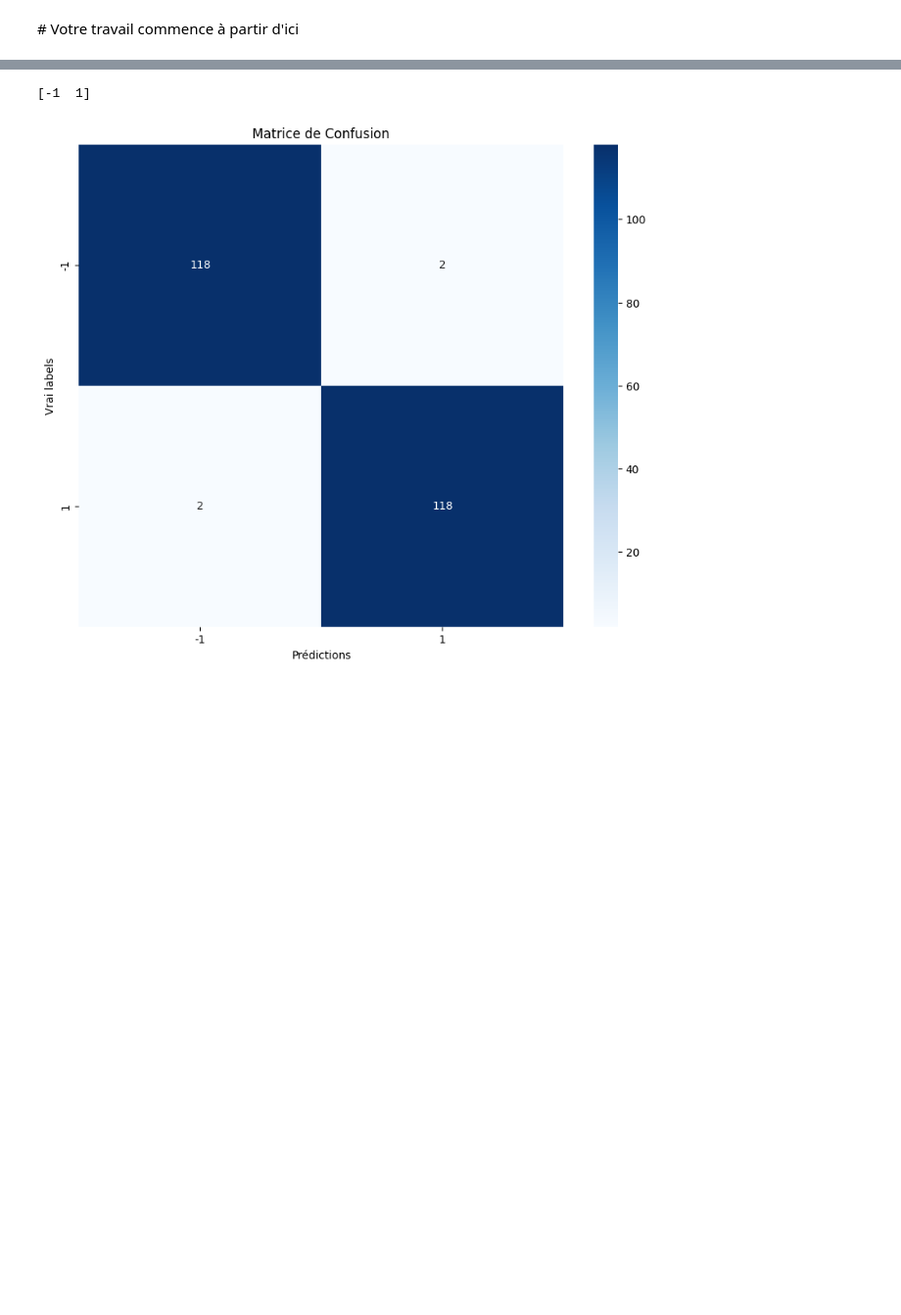
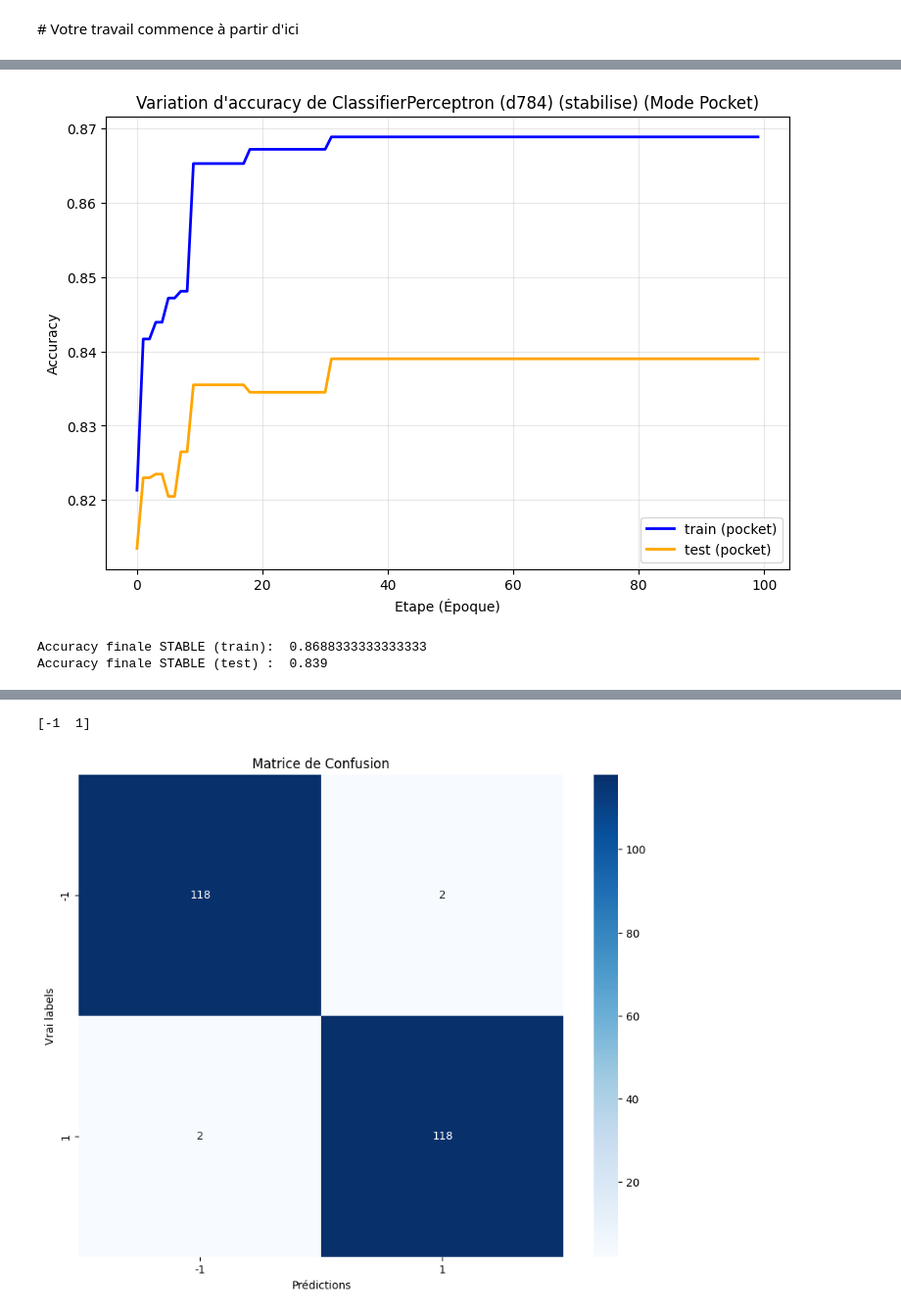
Before and after one commit to Aooooult/fashion-mnist-project, a Jupyter notebook: Projet/projet-GURENKO_NOEL.ipynb, the cells around one changed output, grey strips where cells are left out. Shown at 98% size. Drawn from its saved outputs; the diff is of its cells as text; code cells hidden in the pictures; blank space fills up the shorter version.

```diff
--- a/Projet/projet-GURENKO_NOEL.ipynb
+++ b/Projet/projet-GURENKO_NOEL.ipynb
@@ -322,0 +403,42 @@ vis.plot2DTrainTestSet(X_tr_sampled, Y_tr_sampled, X_te_sampled, Y_te_sampled, n
+# %%
+"""
+DEUXIEME ETAPE: Evaluation des classifiers binaires via accuracy (STABLE VIA .train)
+"""
+np.random.seed(42)
+learning_rate = 0.01
+
+n_features = X_train_pixels.shape[1]
+perseptron_stable = cl.ClassifierPerceptronStable(n_features, learning_rate, True, False)
+
+train_acc = []
+test_acc = []
+
+Y_test_raw_bin = np.where(Y_test_raw == 0, -1, 1)
+Y_train_raw_bin = np.where(Y_train_raw == 0, -1, 1)
+
+N = 100
+for i in range(0, N):
+    perseptron_stable.train(X_train_pixels, Y_train_raw_bin, nb_max=1, stabilised=True)
+
+    acc_tr = perseptron_stable.accuracy(X_train_pixels, Y_train_raw_bin)
+    acc_te = perseptron_stable.accuracy(X_test_pixels, Y_test_raw_bin)
+
+    train_acc.append(acc_tr)
+    test_acc.append(acc_te)
+
+plt.figure(figsize=(9, 6))
+plt.title(f"Variation d'accuracy de {perseptron_stable} (Mode Pocket)")
+courbe_train = plt.plot(train_acc, label='train (pocket)', color='blue', linewidth=2)
+courbe_test = plt.plot(test_acc, label='test (pocket)', color='orange', linewidth=2)
+plt.legend(handles=[courbe_train[0], courbe_test[0]])
+plt.ylabel('Accuracy')
+plt.xlabel("Etape (Époque)")
+plt.grid(True, alpha=0.3)
+plt.show()
+
+print("Accuracy finale STABLE (train): ", train_acc[-1])
+print("Accuracy finale STABLE (test) : ", test_acc[-1])
+# %% [output]
+[figure, added]
+Accuracy finale STABLE (train):  0.8688333333333333
+Accuracy finale STABLE (test) :  0.839
```
Also changed, not shown: parts of 9 cells of this notebook, 3 other files.
